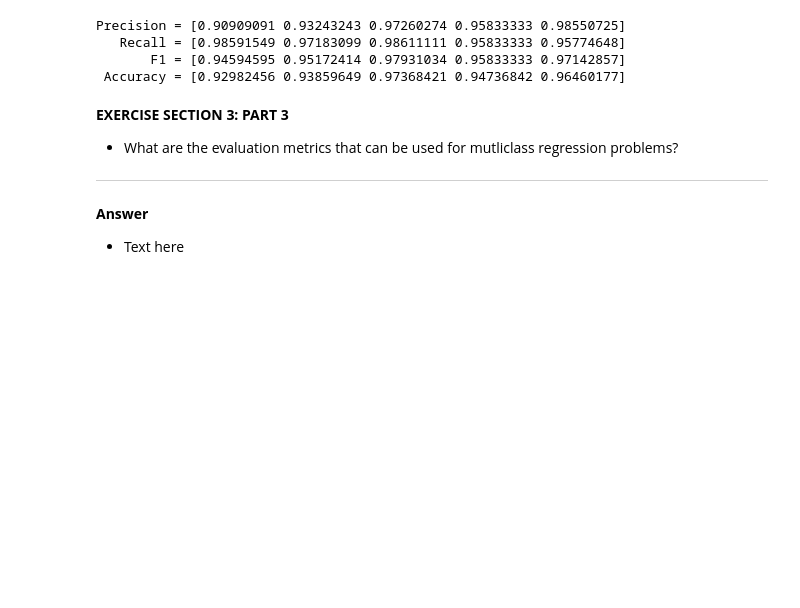
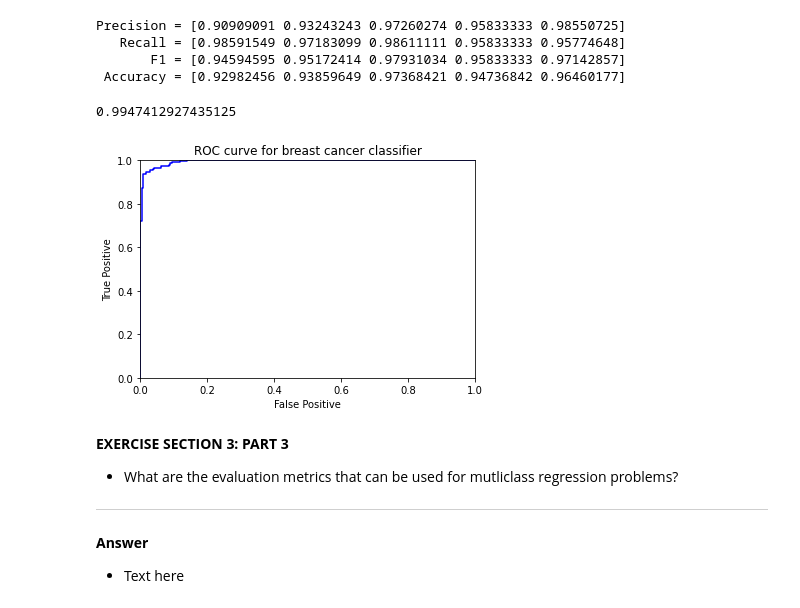
Before and after one commit to arame/Python-Machine-Learning-Code, a Jupyter notebook: Oxford_scikit_learn.ipynb, the cells around one changed output. Cells and saved outputs as stored; diff of their text form; code cells hidden in the pictures; blank space fills up the shorter version.

```diff
--- a/Oxford_scikit_learn.ipynb
+++ b/Oxford_scikit_learn.ipynb
@@ -509,6 +509,26 @@ Precision = [0.90909091 0.93243243 0.97260274 0.95833333 0.98550725]
 # %%
 ## EXERCISE SECTION 3: PART 2
 ## look up and implement the ROC metric
+
+# ROC - Receiver Operating Chracteristic
+from sklearn import metrics
+clf = logistic.fit(class_X, class_y)
+y_scores = clf.predict_proba(class_X)[:, 1]
+metrics.roc_auc_score(class_y, y_scores)
+# %% [output]
+0.9947412927435125
+# %%
+import matplotlib.pyplot as plt
+false_positive_rate, true_positive_rate, thresholds = metrics.roc_curve(class_y, y_scores)
+plt.xlim([0.0,1.0])
+plt.ylim([0.0,1.0])
+plt.title("ROC curve for breast cancer classifier")
+plt.xlabel("False Positive")
+plt.ylabel("True Positive")
+plt.plot(false_positive_rate, true_positive_rate, color="blue")
+plt.show()
+# %% [output]
+[figure, added]
 # %% [markdown]
 **EXERCISE SECTION 3: PART 3**
 * What are the evaluation metrics that can be used for mutliclass regression problems?
```
Also changed, not shown: parts of 1 cell of this notebook, 1 other file.
